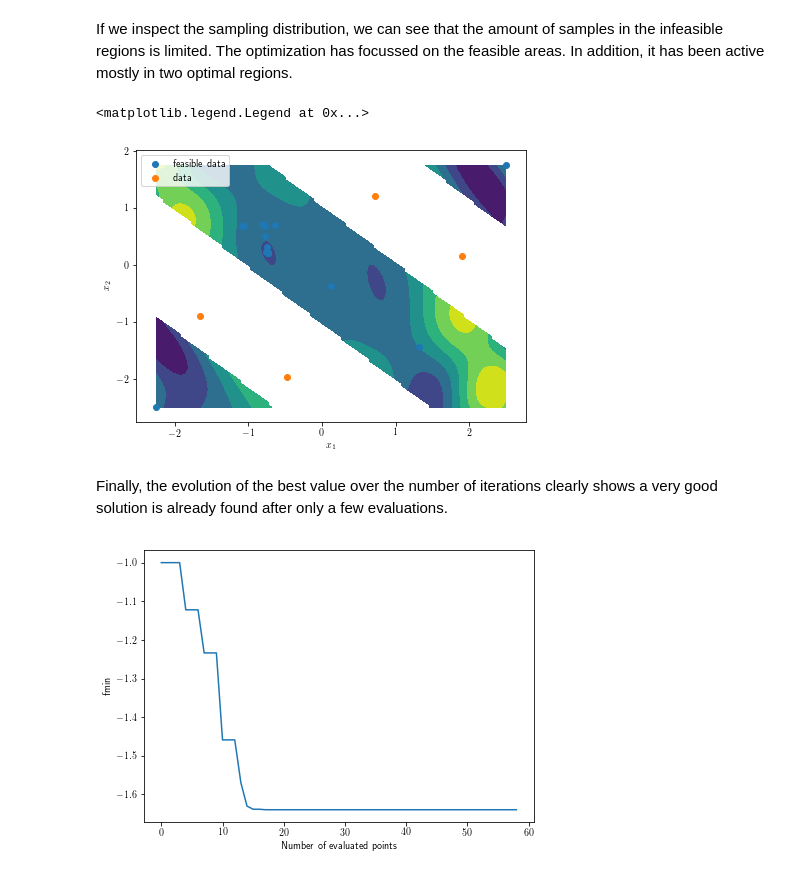
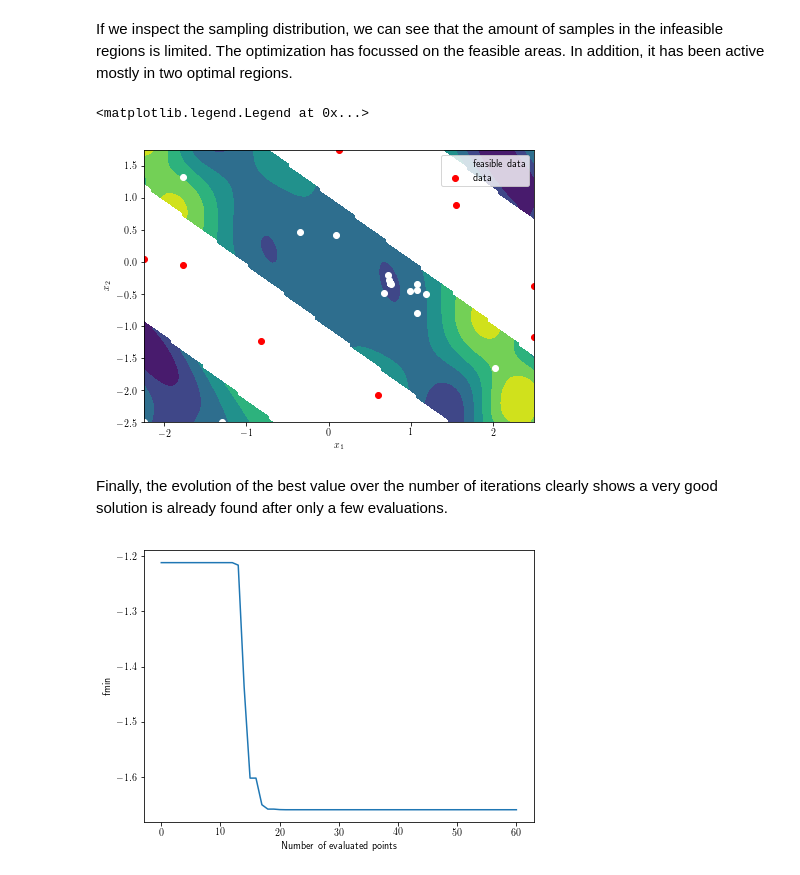
Before and after one commit to GPflow/GPflowOpt, a Jupyter notebook: doc/source/notebooks/constrained_bo.ipynb, the cells around one changed output. Cells and saved outputs as stored; diff of their text form; code cells hidden in the pictures.

```diff
--- a/doc/source/notebooks/constrained_bo.ipynb
+++ b/doc/source/notebooks/constrained_bo.ipynb
@@ -42,6 +42,8 @@ def plotfx():
     axes.contourf(X[:,0].reshape(shape), X[:,1].reshape(shape), Z.reshape(shape))
     axes.set_xlabel('$x_1$')
     axes.set_ylabel('$x_2$')
+    axes.set_xlim([domain.lower[0], domain.upper[0]])
+    axes.set_ylim([domain.lower[1], domain.upper[1]])
     return axes
 
 plotfx();
@@ -52,7 +54,7 @@ We proceed by assigning the objective and constraint function a GP prior. Both f
 The EI is based on the model of the objective function (townsend), whereas PoF is based on the model of the constraint function. We then define the joint criterioin as the product of the EI and PoF.
 # %%
 # Initial evaluations
-design = GPflowOpt.design.LatinHyperCube(9, domain)
+design = GPflowOpt.design.LatinHyperCube(11, domain)
 X = design.generate()
 Yo = townsend(X)
 Yc = constraint(X)
@@ -144,13 +149,13 @@ If we inspect the sampling distribution, we can see that the amount of samples i
 # %%
 # Plot function, overlayed by the constraint. Also plot the samples
 axes = plotfx()
-valid = joint.data[1][:,1] < 0
-axes.scatter(joint.data[0][valid,0], joint.data[0][valid,1], label='feasible data')
-axes.scatter(joint.data[0][np.logical_not(valid),0], joint.data[0][np.logical_not(valid),1], label='data');
+valid = joint.feasible_data_index()
+axes.scatter(joint.data[0][valid,0], joint.data[0][valid,1], label='feasible data', c='w')
+axes.scatter(joint.data[0][np.logical_not(valid),0], joint.data[0][np.logical_not(valid),1], label='data', c='r');
 axes.legend()
 # %% [output]
 <matplotlib.legend.Legend at 0x...>
-[figure, old version]
+[figure, new version]
 # %% [markdown]
 Finally, the evolution of the best value over the number of iterations clearly shows a very good solution is already found after only a few evaluations.
 # %%
@@ -161,4 +166,4 @@ axes.plot(np.arange(0, joint.data[0].shape[0]), np.minimum.accumulate(f))
 axes.set_ylabel('fmin')
 axes.set_xlabel('Number of evaluated points');
 # %% [output]
-[figure, old version]
+[figure, new version]
```
Also changed, not shown: parts of 3 cells of this notebook, 1 other file.
